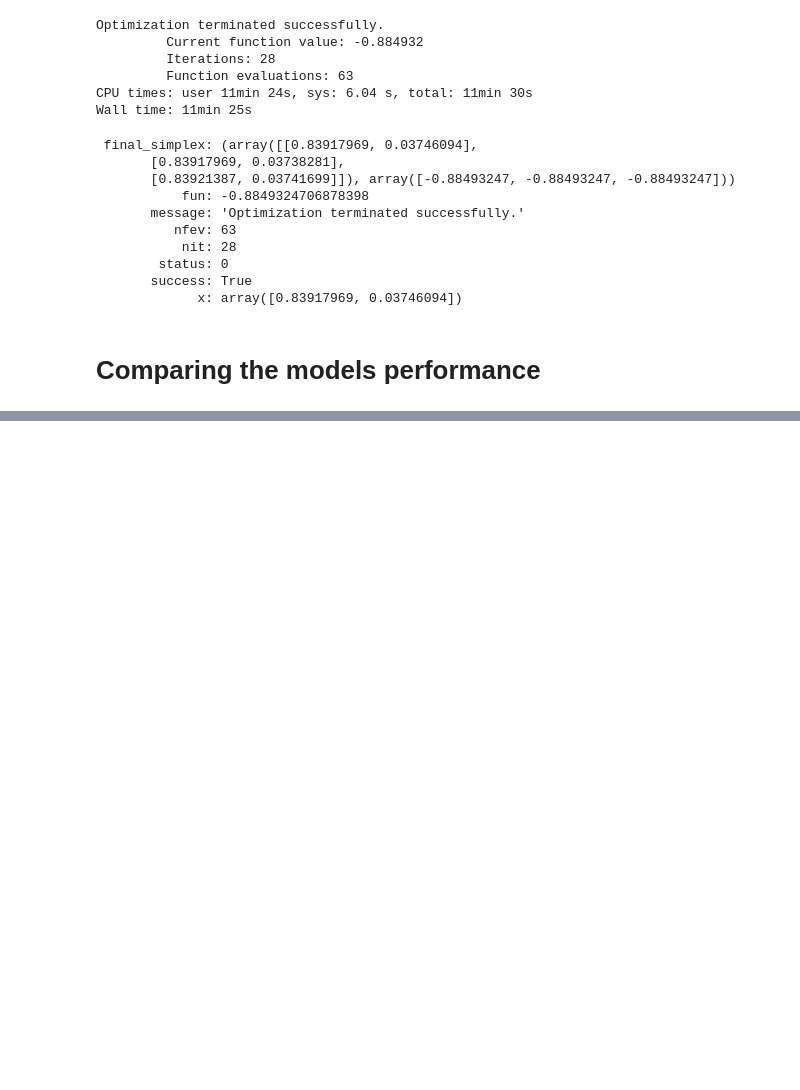
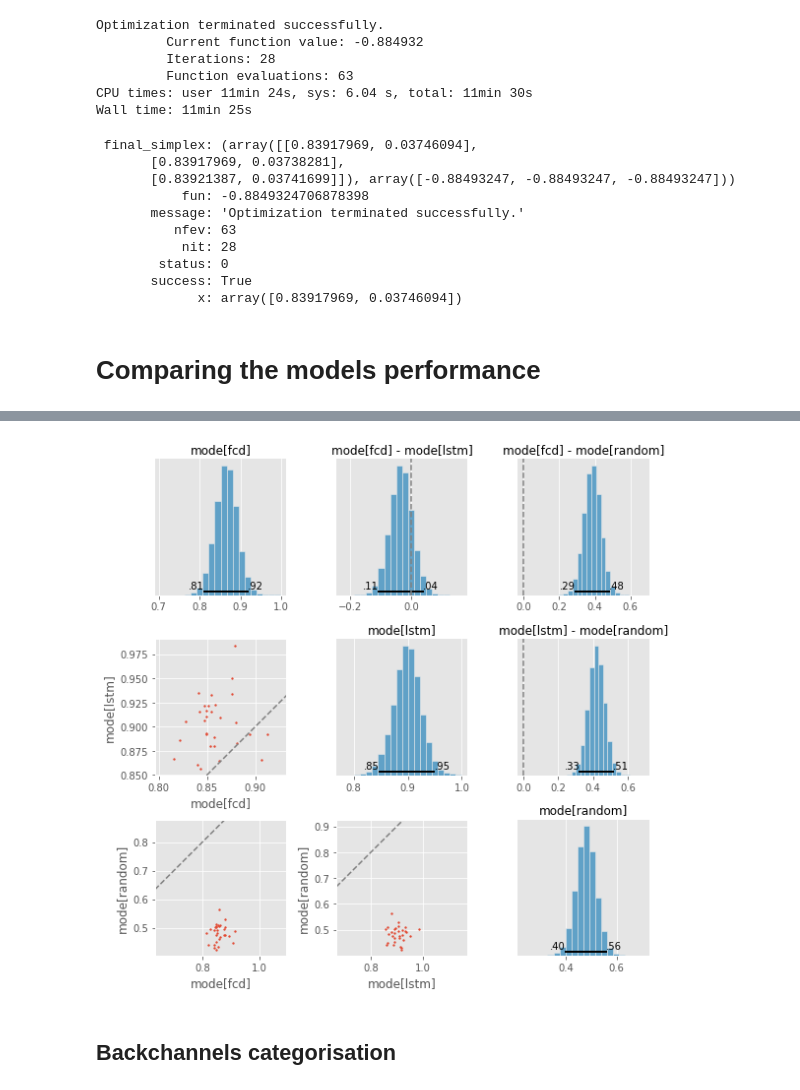
Before and after one commit to Nagasaki45/floor-control, a Jupyter notebook: experiments/analysis.ipynb, the cells around one changed output, grey strips where cells are left out. Cells and saved outputs as stored; diff of their text form; code cells hidden in the pictures; blank space fills up the shorter version.

```diff
--- a/experiments/analysis.ipynb
+++ b/experiments/analysis.ipynb
@@ -322,0 +392,2 @@ models_stats_df = pd.DataFrame(models_stats_gen(average_floor_duration))
+# %%
+group_by_measurement = models_stats_df.groupby('measurement')
@@ -322,0 +396,28 @@ models_stats_df = pd.DataFrame(models_stats_gen(average_floor_duration))
+# %%
+hierarchical_beta_code = f"""
+model {{
+    for (m in 1:n_models) {{
+        for (p in 1:n_parts) {{
+            correct[m, p] ~ dbin(part_mode[m, p], attempts[m, p])
+            part_mode[m, p] ~ dbeta({beta_template('mode[m]', 'kappa[m]')})
+        }}
+
+        mode[m] ~ dbeta({beta_template('MODE', 'KAPPA')})
+        kappa[m] = kappa_minus_two[m] + 2
+        kappa_minus_two[m] ~ dgamma(2.618, 0.0809)  # Vague mode 20, sd 20
+    }}
+
+    MODE = 0.5
+    KAPPA = 2
+}}
+"""
+# %%
+_df = group_by_measurement.get_group('accuracy')
+accuracy_data = {
+    'n_parts': len(_df['part'].unique()),
+    'n_models': len(_df['model'].unique()),
+    'correct': _df.pivot_table(index='model', columns='part', values='value', aggfunc='sum'),
+    'attempts': _df.pivot_table(index='model', columns='part', values='value', aggfunc='count'),
+}
+# %%
+accuracy_trace = run_model(code=hierarchical_beta_code, data=accuracy_data)
@@ -322,0 +428,6 @@ models_stats_df = pd.DataFrame(models_stats_gen(average_floor_duration))
+# %%
+mode_comparison(accuracy_trace, ['fcd', 'lstm', 'random'])
+# %% [output]
+[figure, added]
+# %% [markdown]
+## Backchannels categorisation
```
Also changed, not shown: parts of 31 cells of this notebook, 3 other files.
